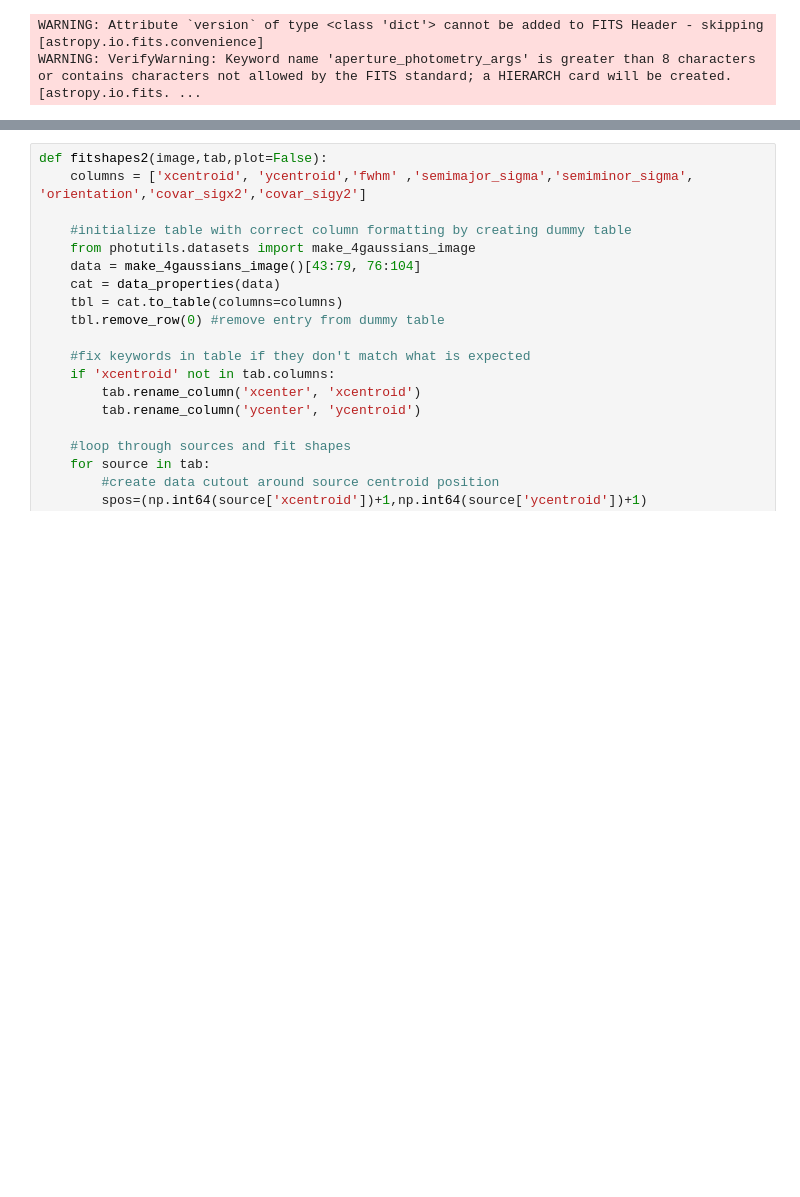
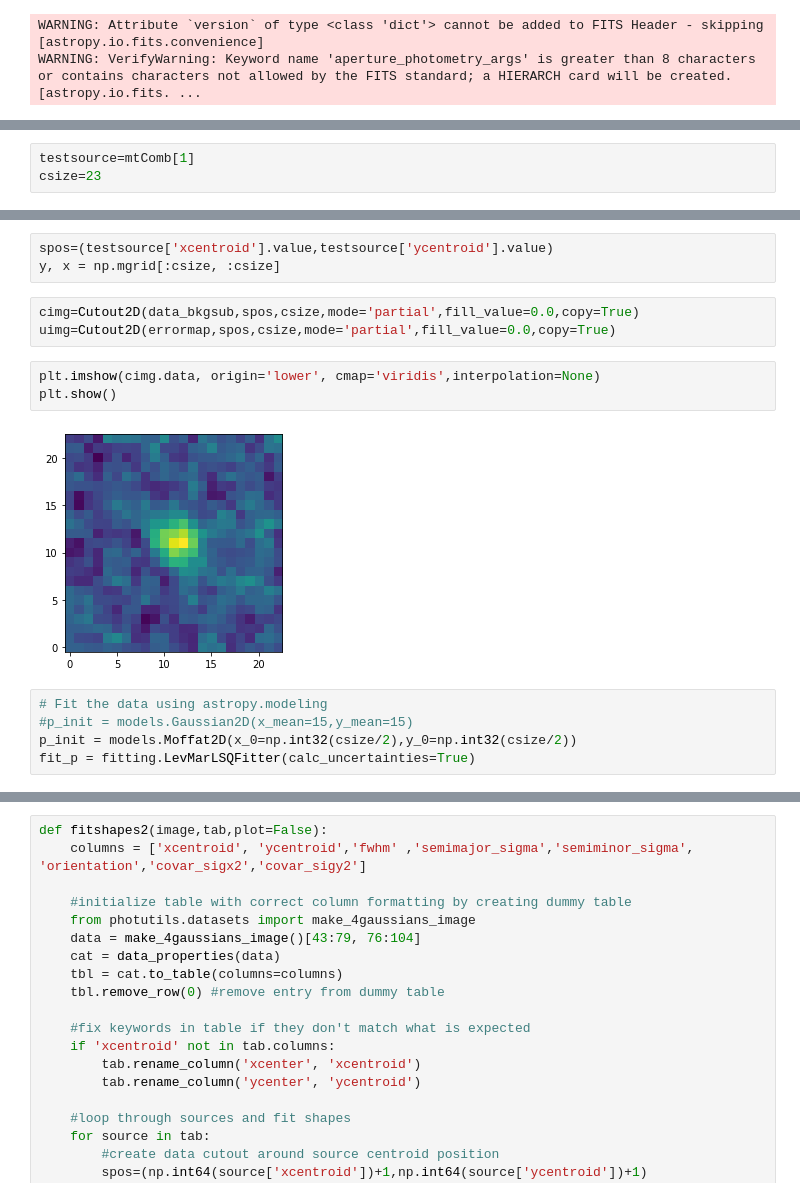
Before and after one commit to mjhankins/SFGCphotcode, a Jupyter notebook: SourceCatalog_ApPhot.ipynb, the cells around one changed output, grey strips where cells are left out. Drawn from its saved outputs; the diff is of its cells as text; blank space fills up the shorter version.

```diff
--- a/SourceCatalog_ApPhot.ipynb
+++ b/SourceCatalog_ApPhot.ipynb
@@ -230,0 +429,3 @@ QTable length=18
+# %%
+testsource=mtComb[1]
+csize=23
@@ -230,0 +440,16 @@ QTable length=18
+# %%
+spos=(testsource['xcentroid'].value,testsource['ycentroid'].value)
+y, x = np.mgrid[:csize, :csize]
+# %%
+cimg=Cutout2D(data_bkgsub,spos,csize,mode='partial',fill_value=0.0,copy=True)
+uimg=Cutout2D(errormap,spos,csize,mode='partial',fill_value=0.0,copy=True)
+# %%
+plt.imshow(cimg.data, origin='lower', cmap='viridis',interpolation=None)
+plt.show()
+# %% [output]
+[figure, added]
+# %%
+# Fit the data using astropy.modeling
+#p_init = models.Gaussian2D(x_mean=15,y_mean=15)
+p_init = models.Moffat2D(x_0=np.int32(csize/2),y_0=np.int32(csize/2))
+fit_p = fitting.LevMarLSQFitter(calc_uncertainties=True)
```
Also changed, not shown: parts of 42 cells of this notebook, 1 other file.
